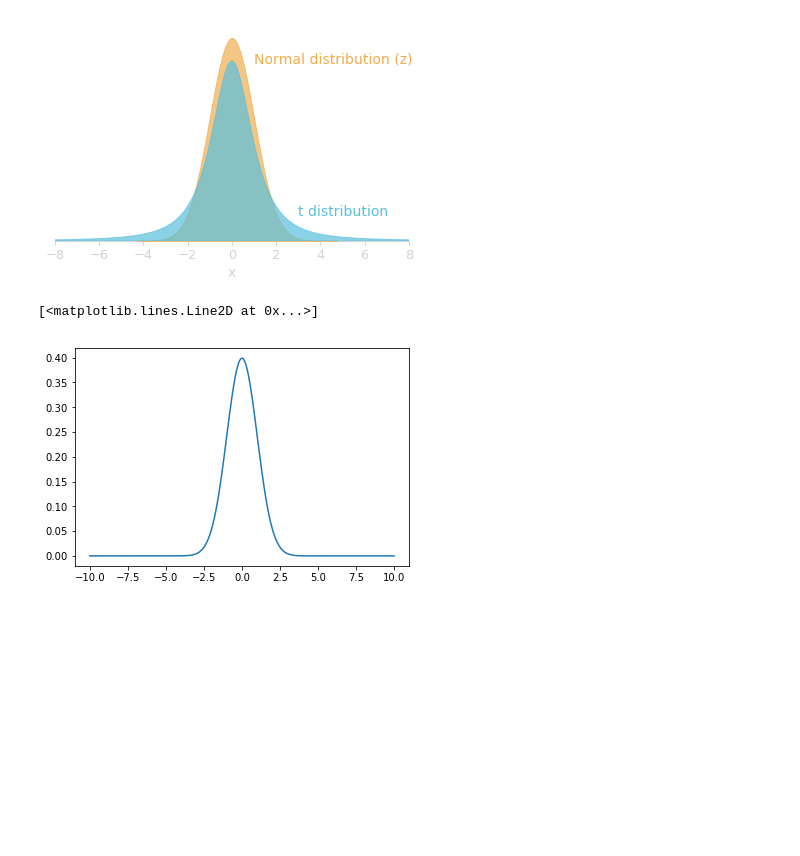
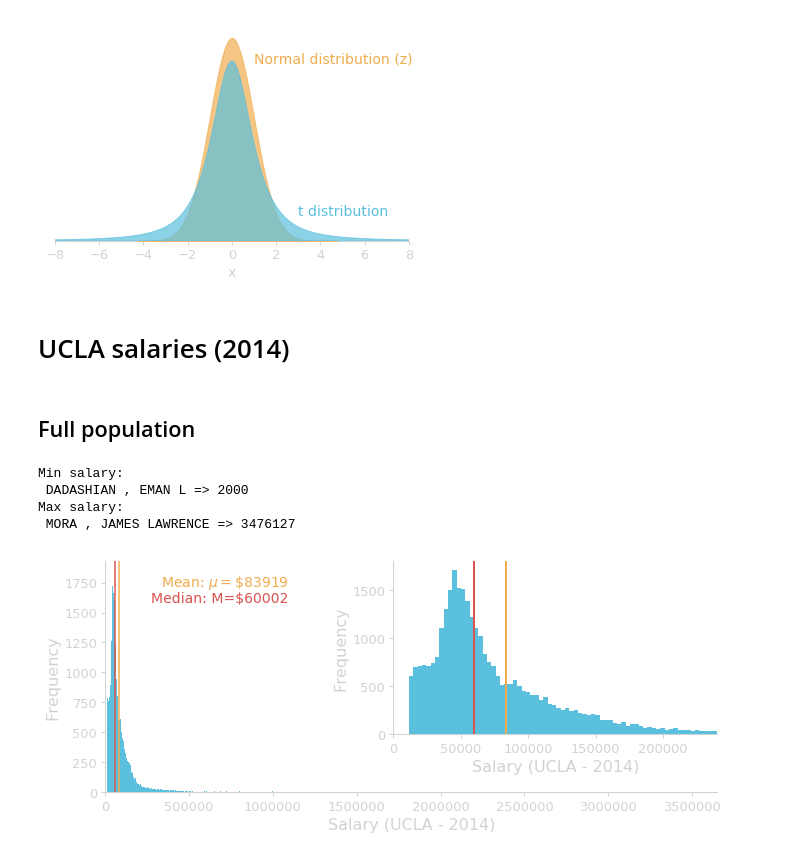
Before and after one commit to gcalmettes/stats13-slides, a Jupyter notebook: notebook-fig/figs-slides-3-simulation-sample-mean.ipynb, the cells around one changed output. Saved outputs shown, nothing was run; the diff lists cells and outputs as text; code cells hidden in the pictures; blank space fills up the shorter version.

Commit message:
notebook figs and data updated to latest

```diff
--- a/notebook-fig/figs-slides-3-simulation-sample-mean.ipynb
+++ b/notebook-fig/figs-slides-3-simulation-sample-mean.ipynb
@@ -68,10 +68,60 @@ for ax in [ax2]:
 plt.savefig("/Users/Gui/Box Sync/_STATS13/_Slides/_stats13-Lectures/assets/img/lec/distribution-t-vs-z.svg", transparent=True)
 # %% [output]
 [figure]
-# %%
-dist = stats.t(1E10, 0)
-x = np.linspace(-10, 10, 1000)
-plt.plot(x, stats.t(1E10, 0).pdf(x))
-# %% [output]
-[<matplotlib.lines.Line2D at 0x...>]
-[figure, removed]
+# %% [markdown]
+# UCLA salaries (2014)
+# %% [markdown]
+## Full population
+# %%
+data_original = pd.read_csv("data-src/salaries-ucla2014.csv")
+#data = data_original.loc[(data_original.NAME != "***** , *****") & (data_original.BASE >= 12000), "GROSS"]
+data = data_original.loc[(data_original.NAME != "***** , *****") & (data_original.BASE >= 12000)] #in 2014, there was no base salary < 12000
+# %%
+print("Min salary:\n {} => {}".format(data[data.GROSS==data.GROSS.min()].NAME.values[0], data[data.GROSS==data.GROSS.min()].GROSS.values[0]))
+print("Max salary:\n {} => {}".format(data[data.GROSS==data.GROSS.max()].NAME.values[0], data[data.GROSS==data.GROSS.max()].GROSS.values[0]))
+# %% [output]
+Min salary:
+ DADASHIAN , EMAN L => 2000
+Max salary:
+ MORA , JAMES LAWRENCE => 3476127
+# %%
+fig = plt.figure(figsize=(10,4))
+ax1 = fig.add_axes([0.1, 0.15, 0.85, 0.8])
+ax2 = ax1.twinx()
+ax3 = fig.add_axes([0.5, 0.35, 0.45, 0.6])
+
+
+ax1.hist(data.GROSS, bins="auto", color=colors["blue"]);
+ax3.hist(data.loc[data.GROSS<240000, "GROSS"], bins="auto", color=colors["blue"]);
+
+for ax in [ax1, ax3]:
+    for spine in ["bottom", "left"]:
+        ax.spines[spine].set_linewidth(1)
+        ax.spines[spine].set_color(colors["lightgray"])
+    for spine in ["top", "right"]:
+        ax.spines[spine].set_visible(False)
+
+for ax in [ax1, ax3]:
+    ax.set_xlim(0)
+    ax.set_ylim(0)
+    ax.set_xlabel("Salary (UCLA - 2014)", size=16, color=colors["lightgray"])
+    ax.tick_params(axis="both", width=1, size=4, color=colors["lightgray"], labelcolor=colors["lightgray"],
+                   labelsize=13, pad=4)
+    ax.set_ylabel("Frequency", size=16, color=colors["lightgray"])
+
+for ax in [ax2]:
+    ax.set_ylim(ax1.get_ylim())
+    ax.axis("off")
+    ax.axvline(data.GROSS.mean(), color=colors["orange"])
+    ax.axvline(data.GROSS.median(), color=colors["red"])
+    ax.text(ax.get_xlim()[1]*0.3, ax.get_ylim()[1]*0.95, "Mean: $\mu=\$${:.0f}".format(data.GROSS.mean()), size=14, color=colors["orange"], ha="right", va="top")
+    ax.text(ax.get_xlim()[1]*0.3, ax.get_ylim()[1]*0.87, "Median: M=${:.0f}".format(data.GROSS.median()), size=14, color=colors["red"], ha="right", va="top")
+
+for ax in [ax3]:
+    ax.set_xlim(0, 240000)
+    ax.axvline(data.GROSS.mean(), color=colors["orange"], lw=2)
+    ax.axvline(data.GROSS.median(), color=colors["red"], lw=2)
+
+plt.savefig("/Users/Gui/Box Sync/_STATS13/_Slides/_stats13-Lectures/assets/img/lec/salaries-ucla2014-all.svg", transparent=True)
+# %% [output]
+[figure, added]
```
Also changed, not shown: parts of 21 cells of this notebook, 3 other files.
